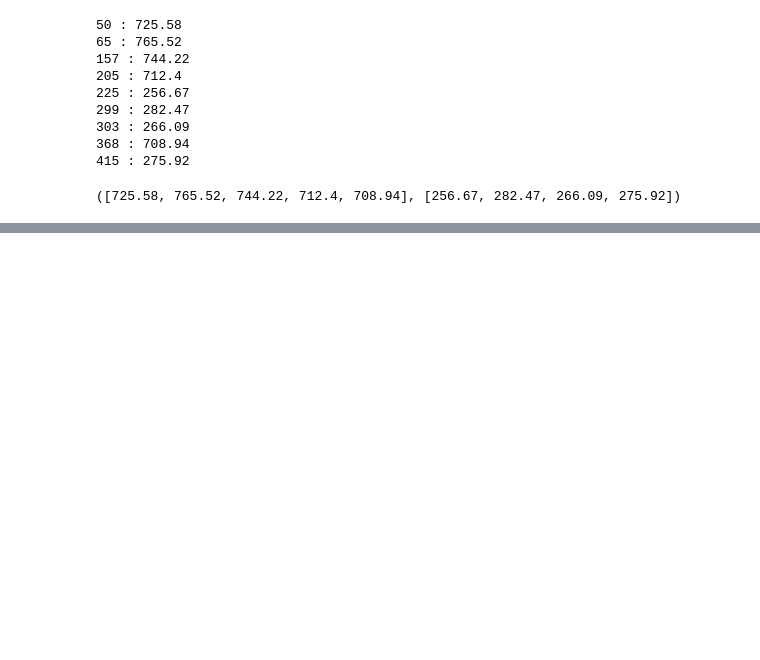
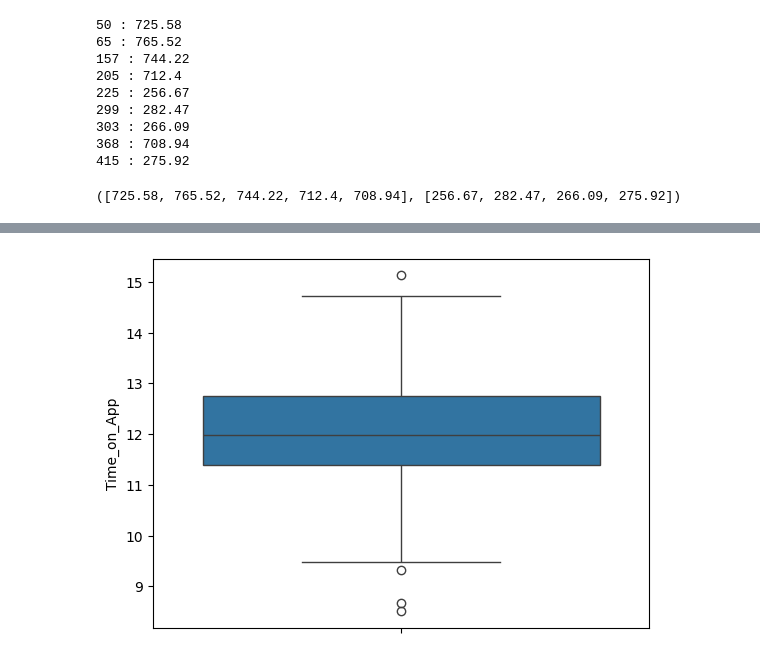
Before and after one commit to bosshussien/Ecommerce-Customer-Segmentation, a Jupyter notebook: DataPreprocessing.ipynb, the cells around one changed output, grey strips where cells are left out. Saved outputs shown, nothing was run; the diff lists cells and outputs as text; code cells hidden in the pictures; blank space fills up the shorter version.

```diff
--- a/DataPreprocessing.ipynb
+++ b/DataPreprocessing.ipynb
@@ -102,0 +127,6 @@ handler.display_outliers(df['Yearly_Amount_Spent'])
+# %%
+
+sns.boxplot(df['Time_on_App'])
+plt.show()
+# %% [output]
+[figure, added]
```
Also changed, not shown: parts of 8 cells of this notebook.
